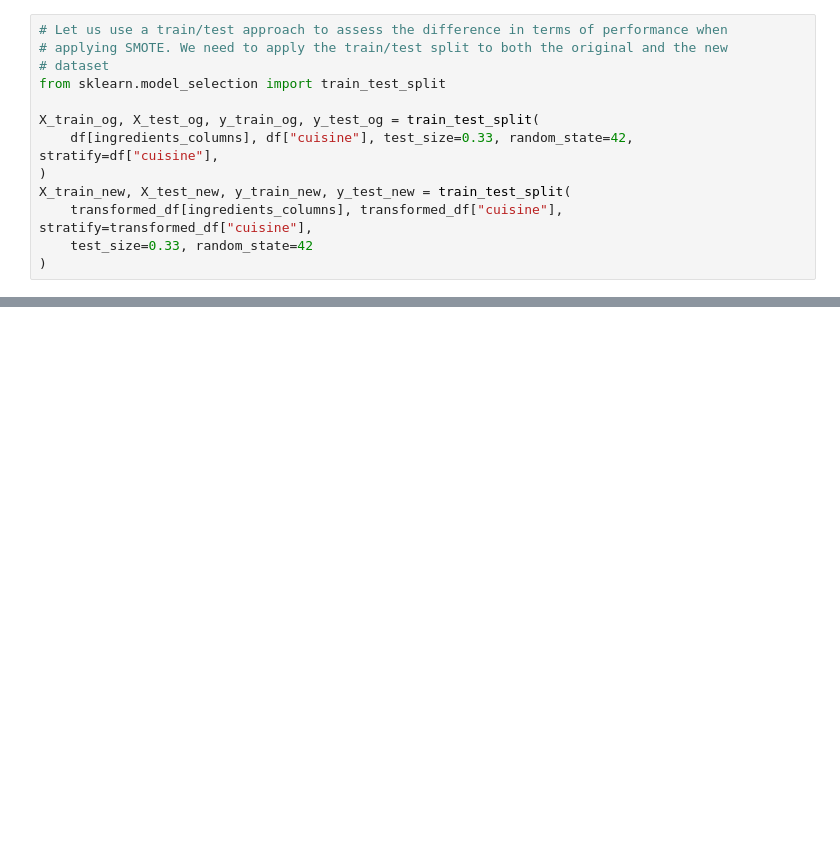
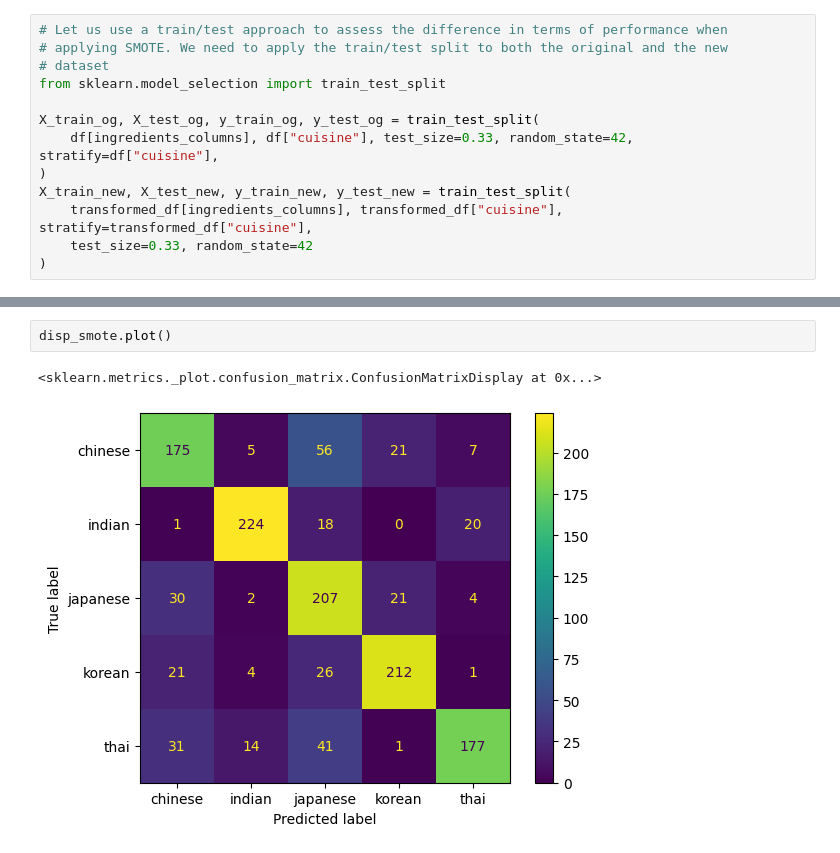
Before and after one commit to oscarbmo-redi/redi-ml, a Jupyter notebook: classification/intro_to_classification.ipynb, the cells around one changed output, grey strips where cells are left out. Saved outputs shown, nothing was run; the diff lists cells and outputs as text; blank space fills up the shorter version.

```diff
--- a/classification/intro_to_classification.ipynb
+++ b/classification/intro_to_classification.ipynb
@@ -403,0 +429,5 @@ Accuracy SMOTE:  0.756633813495072
+# %%
+disp_smote.plot()
+# %% [output]
+<sklearn.metrics._plot.confusion_matrix.ConfusionMatrixDisplay at 0x...>
+[figure, added]
```
Also changed, not shown: parts of 11 cells of this notebook.
